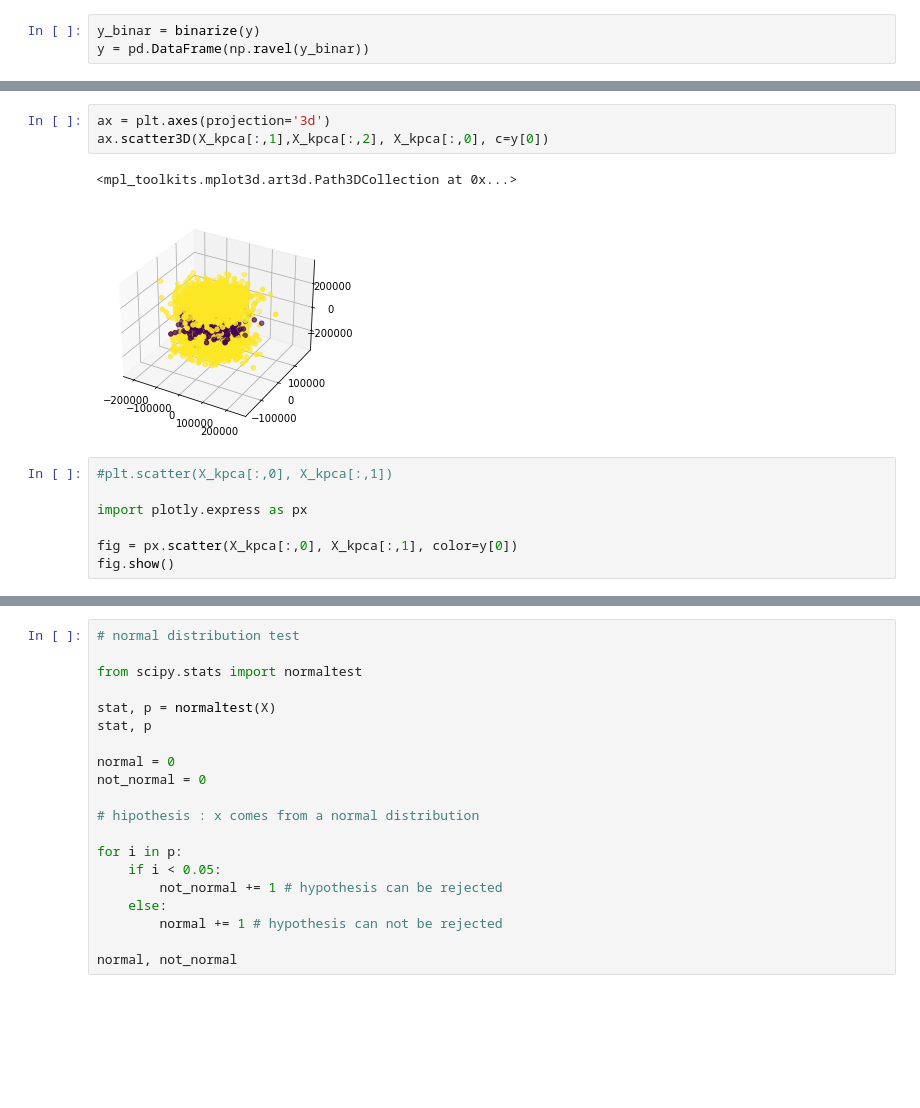
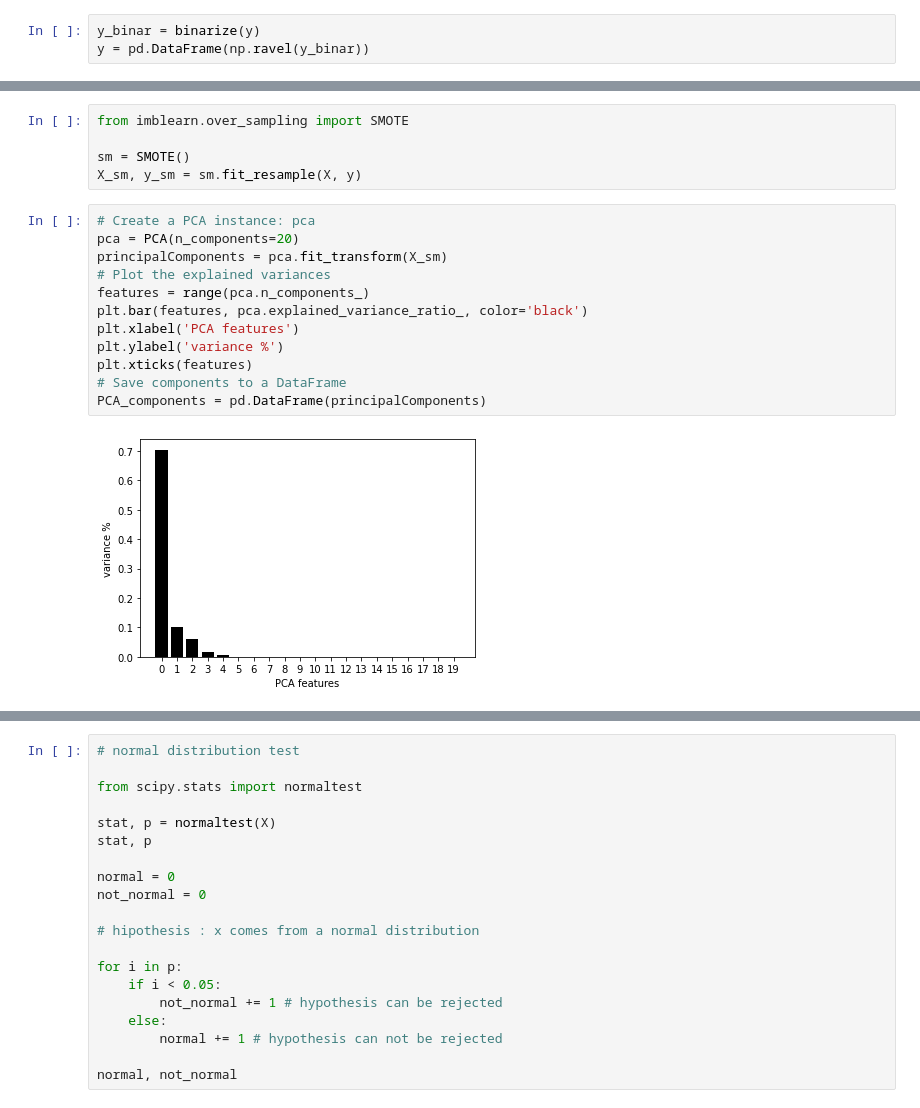
Before and after one commit to MLBartkowiakChojnacki/ML_PROJECT_2022, a Jupyter notebook: notebooks/grid-search.ipynb, the cells around one changed output, grey strips where cells are left out. Cells and saved outputs as stored; diff of their text form; blank space fills up the shorter version.

```diff
--- a/notebooks/grid-search.ipynb
+++ b/notebooks/grid-search.ipynb
@@ -65,13 +72,19 @@ Axes3D(fig) adding itself to the figure is deprecated since 3.4. Pass the keywor
-# %%
-ax = plt.axes(projection='3d')
-ax.scatter3D(X_kpca[:,1],X_kpca[:,2], X_kpca[:,0], c=y[0])
-# %% [output]
-<mpl_toolkits.mplot3d.art3d.Path3DCollection at 0x...>
-[figure, removed]
-# %%
-#plt.scatter(X_kpca[:,0], X_kpca[:,1])
-
-import plotly.express as px
-
-fig = px.scatter(X_kpca[:,0], X_kpca[:,1], color=y[0])
-fig.show()
+# %%
+from imblearn.over_sampling import SMOTE
+
+sm = SMOTE()
+X_sm, y_sm = sm.fit_resample(X, y)
+# %%
+# Create a PCA instance: pca
+pca = PCA(n_components=20)
+principalComponents = pca.fit_transform(X_sm)
+# Plot the explained variances
+features = range(pca.n_components_)
+plt.bar(features, pca.explained_variance_ratio_, color='black')
+plt.xlabel('PCA features')
+plt.ylabel('variance %')
+plt.xticks(features)
+# Save components to a DataFrame
+PCA_components = pd.DataFrame(principalComponents)
+# %% [output]
+[figure, added]
```
Also changed, not shown: parts of 11 cells of this notebook.
